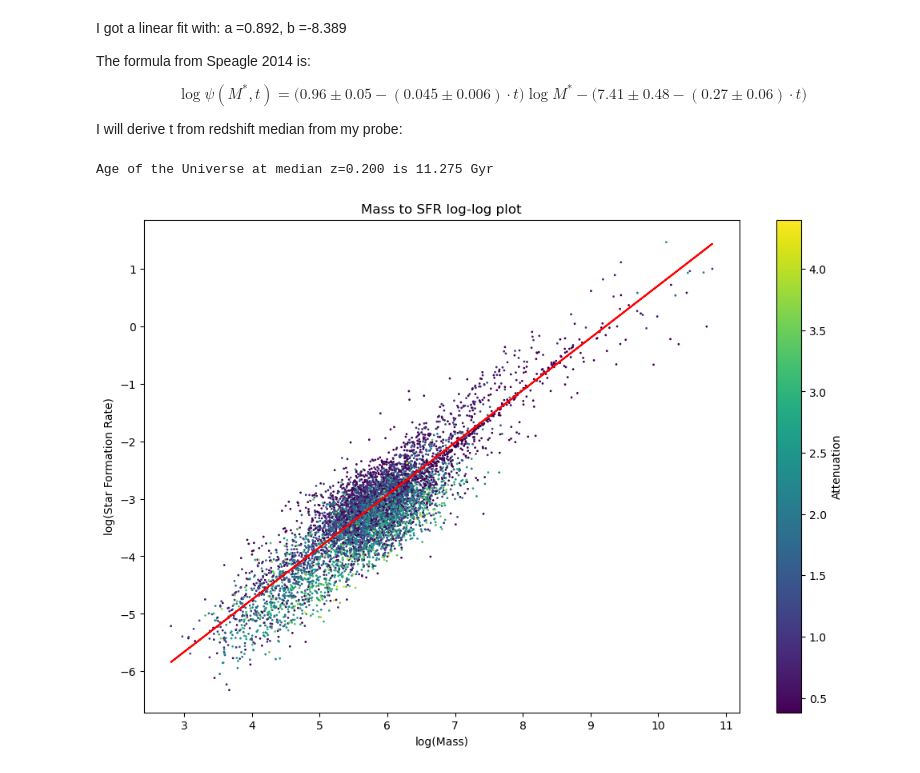
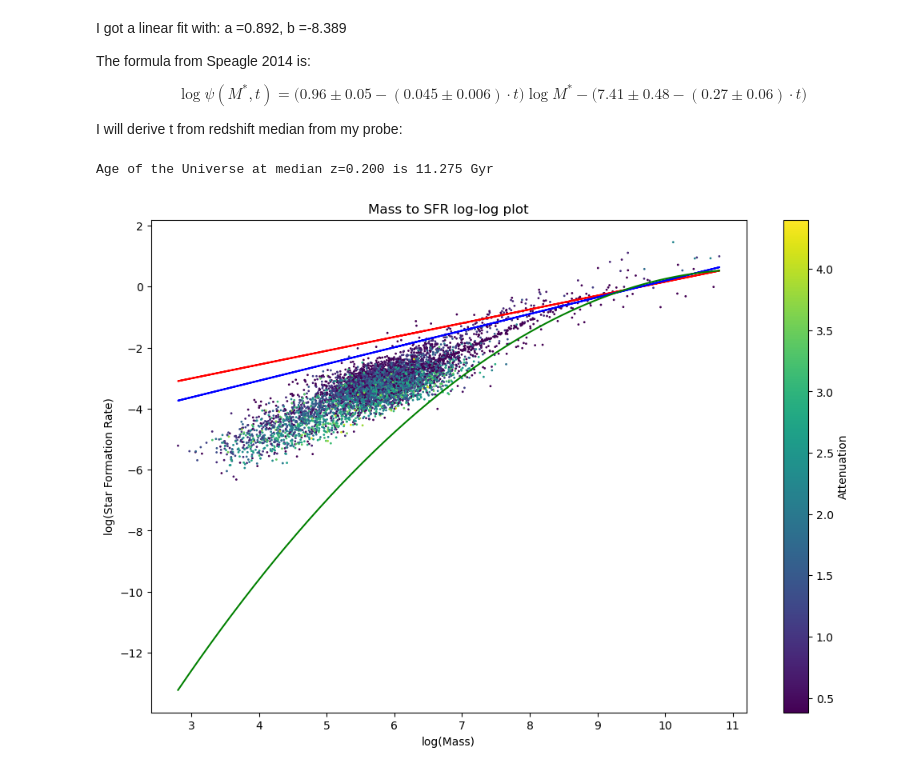
Before and after one commit to miwisniewsk/LSSTProject2, a Jupyter notebook: main_seq.ipynb, the cells around one changed output. Cells and saved outputs as stored; diff of their text form; code cells hidden in the pictures.

```diff
--- a/main_seq.ipynb
+++ b/main_seq.ipynb
@@ -48,28 +48,47 @@ I will derive t from redshift median from my probe:
 # %%
 import statistics
 from astropy.cosmology import Planck18
 
 redshift = table['bayes.universe.redshift']
 redshift_median = statistics.median(redshift)
 
 t = Planck18.age(redshift_median)
 
 print(f"Age of the Universe at median z={redshift_median:.3f} is {t:.3f}")
 
-a2 = 0.96 - 0.0045 * t.value
-b2 = 7.41 - 0.027 * t.value
+a2 = 0.96 - 0.045 * t.value
+b2 = 7.41 - 0.27 * t.value
 
-linear_fit2 = a2 * log_mass + b
+linear_fit2 = a2 * log_mass - b2
+
+a3 = 0.84 - 0.026 * t.value
+b3 = 6.51 - 0.11 * t.value
+
+linear_fit3 = a3 * log_mass - b3
+
+# Popesso 2023
+# log(SFR) = (a1 t + b1) log(M) + b2 log^2 (M) + (b0 + a0 t)
+a0 = 0.20
+a1 = -0.034
+b0 = -26.134
+b1 = 4.722
+b2 = -0.1925
+
+x_model = np.linspace(min(log_mass), max(log_mass), 200)
+
+log_sfr_model = (a1 * t.value + b1) * x_model + b2 * (x_model**2) + (b0 + a0 * t.value)
 
 plt.figure(figsize=(12, 8))
 scatter = plt.scatter(log_mass, log_sfr, s=1, c=attenuation, cmap='viridis')
 cbar = plt.colorbar(scatter)
 cbar.set_label('Attenuation')
-plt.plot(log_mass, linear_fit2, color = "red")
+plt.plot(log_mass, linear_fit2, color = "red", label="Speagle 2014")
+plt.plot(log_mass, linear_fit3, color = "blue", label="Speagle 2014")
+plt.plot(x_model, log_sfr_model, color="green", label = "Popesso 2023")
 plt.xlabel('log(Mass)')
 plt.ylabel('log(Star Formation Rate)')
 plt.title('Mass to SFR log-log plot')
 plt.show()
 # %% [output]
 Age of the Universe at median z=0.200 is 11.275 Gyr
-[figure, old version]
+[figure, new version]
```
Also changed, not shown: parts of 5 cells of this notebook, 1 other file.
